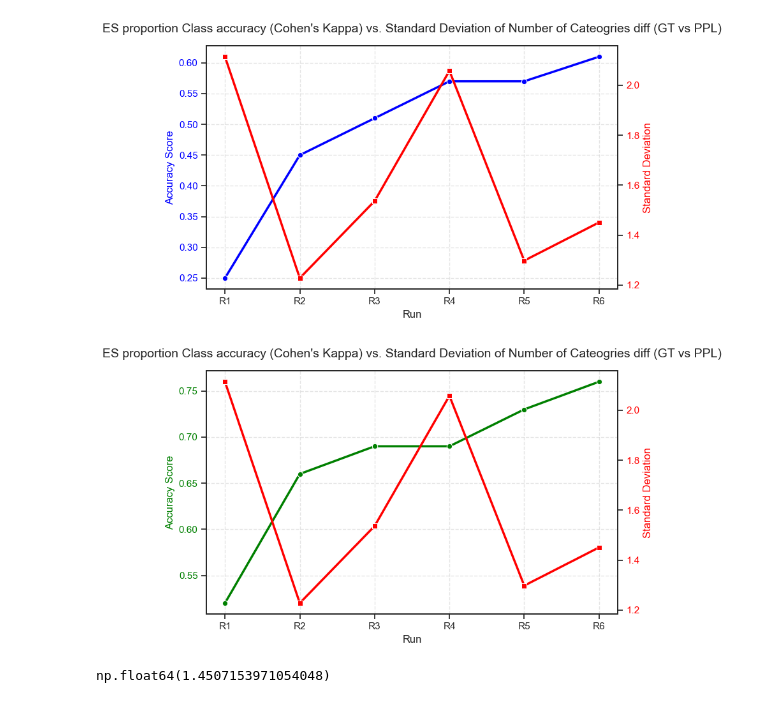
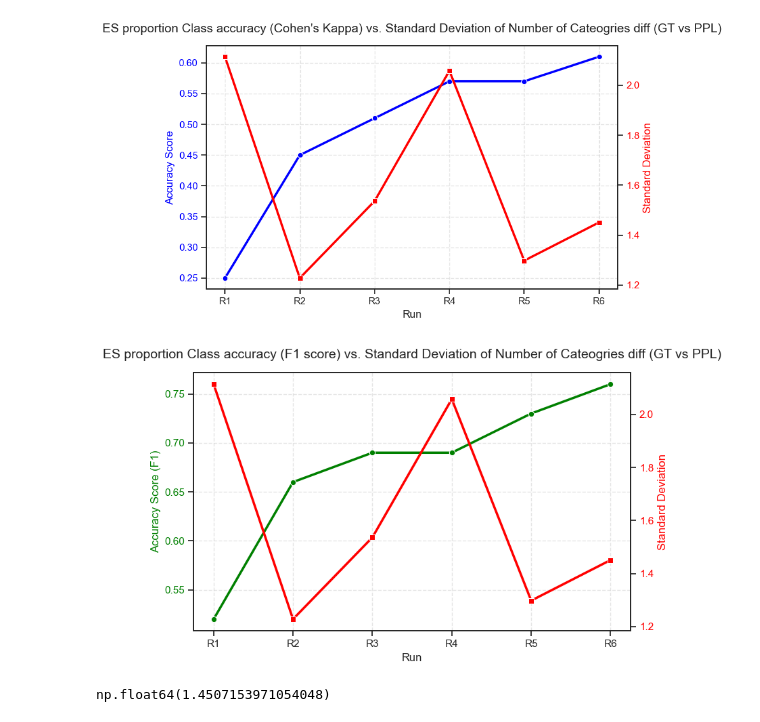
Before and after one commit to emw9805-notabot/ADSCert_project_Watson, a Jupyter notebook: Eval_metrics_2ndPass.ipynb, the cells around one changed output. Drawn from its saved outputs; the diff is of its cells as text; code cells hidden in the pictures.

```diff
--- a/Eval_metrics_2ndPass.ipynb
+++ b/Eval_metrics_2ndPass.ipynb
@@ -1053,7 +1053,7 @@ sns.boxplot(x=boxplot_df_v9['num_cats_diff'], ax=axes[5])
 # boxplots of diff in number of cats - V4 sim TH = 0.65, V5 sim = 0.80 and V6 sim TH = 0.88 & cleanup TH 0.70
 
 fig, axes = plt.subplots(6,1, layout = 'constrained')
-sns.set_theme(style='ticks', palette = 'pastel')
+sns.set_theme(context='notebook', style='darkgrid', palette='deep', font='sans-serif', font_scale=0.8, color_codes=True, rc=None)
 sns.boxplot(x=boxplot_df['num_cats_diff'], y = boxplot_df['language'], ax=axes[0])
 sns.boxplot(x=boxplot_df_v5['num_cats_diff'], y = boxplot_df_v5['language'], ax=axes[1])
 sns.boxplot(x=boxplot_df_v6['num_cats_diff'], y = boxplot_df_v6['language'], ax=axes[2])
@@ -1143,36 +1143,36 @@ sns.lineplot(
     data=f1_score_df,
     x="Run",
     y="Values",
     marker="o",
     color="green",
     linewidth=2.5,
     ax=ax1,
 )
-ax1.set_ylabel("Accuracy Score", color="green", fontsize=12)
+ax1.set_ylabel("Accuracy Score (F1)", color="green", fontsize=12)
 ax1.tick_params(axis="y", labelcolor="green")
 ax1.set_title(
-    "ES proportion Class accuracy (Cohen's Kappa) vs. Standard Deviation of Number of Cateogries diff (GT vs PPL)",
+    "ES proportion Class accuracy (F1 score) vs. Standard Deviation of Number of Cateogries diff (GT vs PPL)",
     fontsize=14, pad=15)
 ax1.grid(True, linestyle="--", alpha=0.5)
 
 ax2 = ax1.twinx()
 
 sns.lineplot(
     data=std_dev_df,
     x="Run",
     y="Values",
     marker="s",
     color="red",
     linewidth=2.5,
     ax=ax2,
 )
 ax2.set_ylabel("Standard Deviation", color="red", fontsize=12)
 ax2.tick_params(axis="y", labelcolor="red")
 
 plt.tight_layout()
 plt.show()
 # %% [output]
-[figure, old version]
+[figure, new version]
 # %%
 std_v9 = boxplot_df_v9.describe().loc['std', 'num_cats_diff']
 std_v9
```
Also changed, not shown: parts of 14 cells of this notebook, 2 other files.
